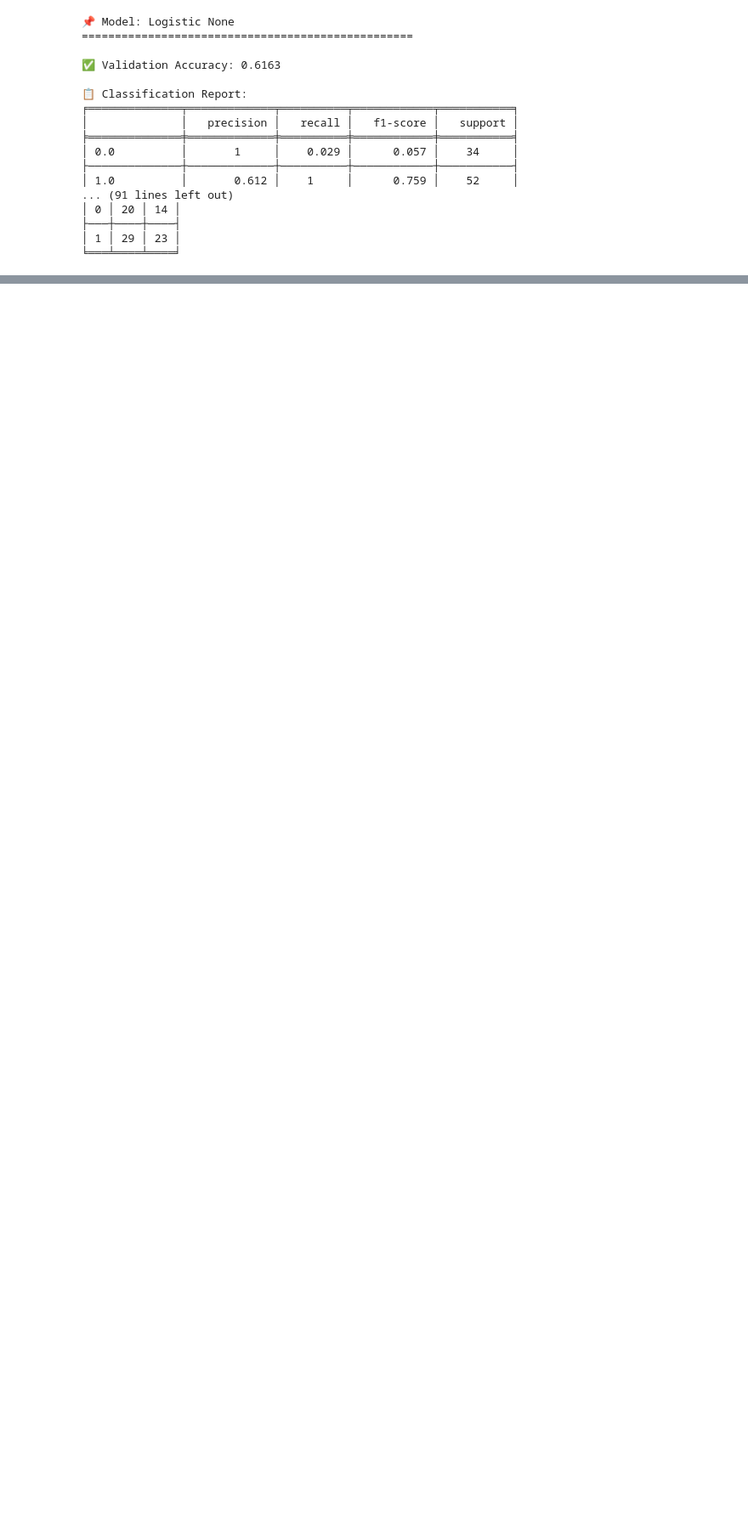
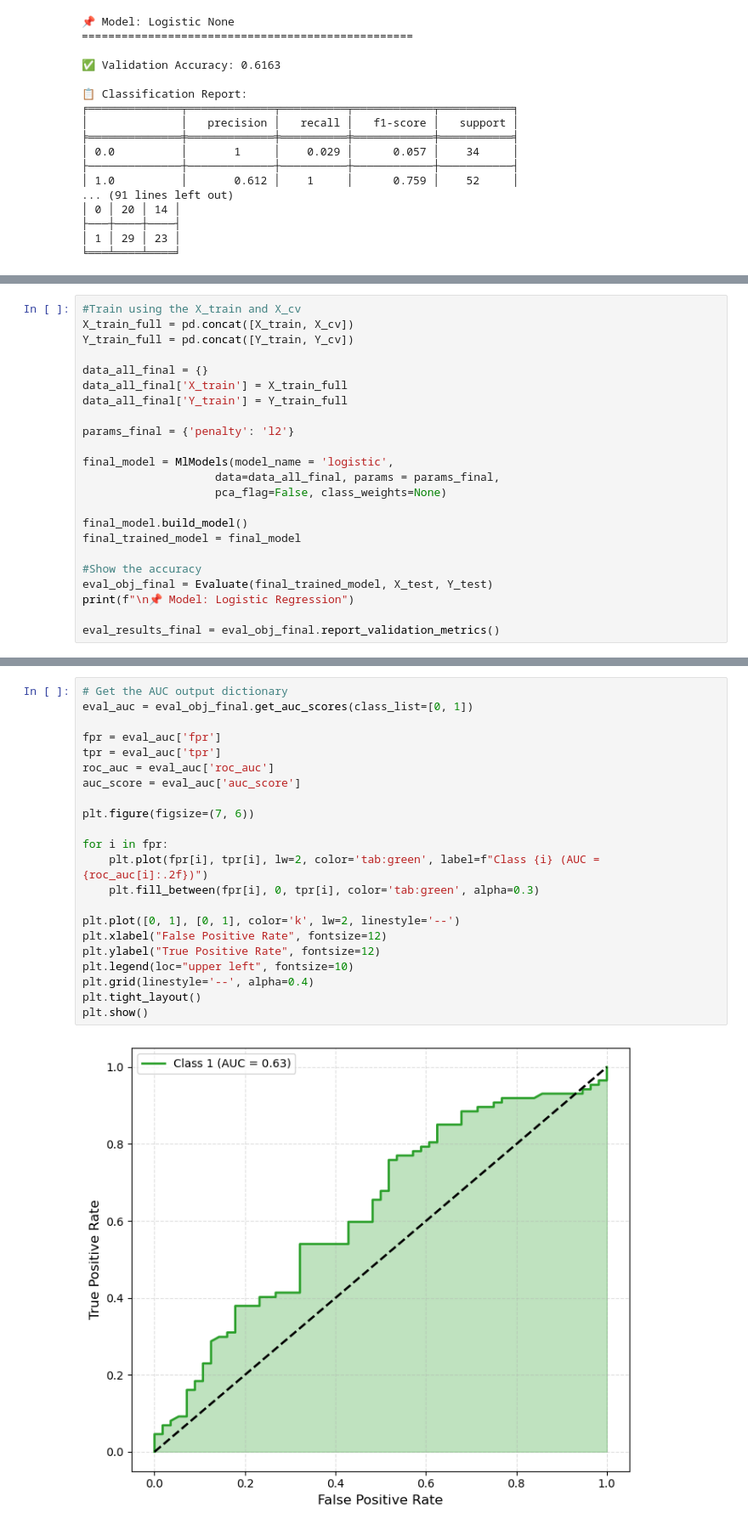
Before and after one commit to veenabala123/summer-2025-parkinsonpredict, a Jupyter notebook: notebooks/models/Binary/model_baseline_demographic.ipynb, the cells around one changed output, grey strips where cells are left out. Shown at 85% size. Drawn from its saved outputs; the diff is of its cells as text; blank space fills up the shorter version.

Commit message:
Final Baseline Models

```diff
--- a/notebooks/models/Binary/model_baseline_demographic.ipynb
+++ b/notebooks/models/Binary/model_baseline_demographic.ipynb
@@ -123,0 +163,23 @@ for model_type in models_list:
+# %%
+#Train using the X_train and X_cv
+X_train_full = pd.concat([X_train, X_cv])
+Y_train_full = pd.concat([Y_train, Y_cv])
+
+data_all_final = {}
+data_all_final['X_train'] = X_train_full
+data_all_final['Y_train'] = Y_train_full
+
+params_final = {'penalty': 'l2'}
+
+final_model = MlModels(model_name = 'logistic',
+                    data=data_all_final, params = params_final,
+                    pca_flag=False, class_weights=None)
+
+final_model.build_model()
+final_trained_model = final_model
+
+#Show the accuracy
+eval_obj_final = Evaluate(final_trained_model, X_test, Y_test)
+print(f"\n📌 Model: Logistic Regression")
+
+eval_results_final = eval_obj_final.report_validation_metrics()
@@ -123,0 +204,24 @@ for model_type in models_list:
+# %%
+# Get the AUC output dictionary
+eval_auc = eval_obj_final.get_auc_scores(class_list=[0, 1])
+
+fpr = eval_auc['fpr']
+tpr = eval_auc['tpr']
+roc_auc = eval_auc['roc_auc']
+auc_score = eval_auc['auc_score']
+
+plt.figure(figsize=(7, 6))
+
+for i in fpr:
+    plt.plot(fpr[i], tpr[i], lw=2, color='tab:green', label=f"Class {i} (AUC = {roc_auc[i]:.2f})")
+    plt.fill_between(fpr[i], 0, tpr[i], color='tab:green', alpha=0.3)
+
+plt.plot([0, 1], [0, 1], color='k', lw=2, linestyle='--')
+plt.xlabel("False Positive Rate", fontsize=12)
+plt.ylabel("True Positive Rate", fontsize=12)
+plt.legend(loc="upper left", fontsize=10)
+plt.grid(linestyle='--', alpha=0.4)
+plt.tight_layout()
+plt.show()
+# %% [output]
+[figure, added]
```
Also changed, not shown: parts of 6 cells of this notebook, 4 other files.
